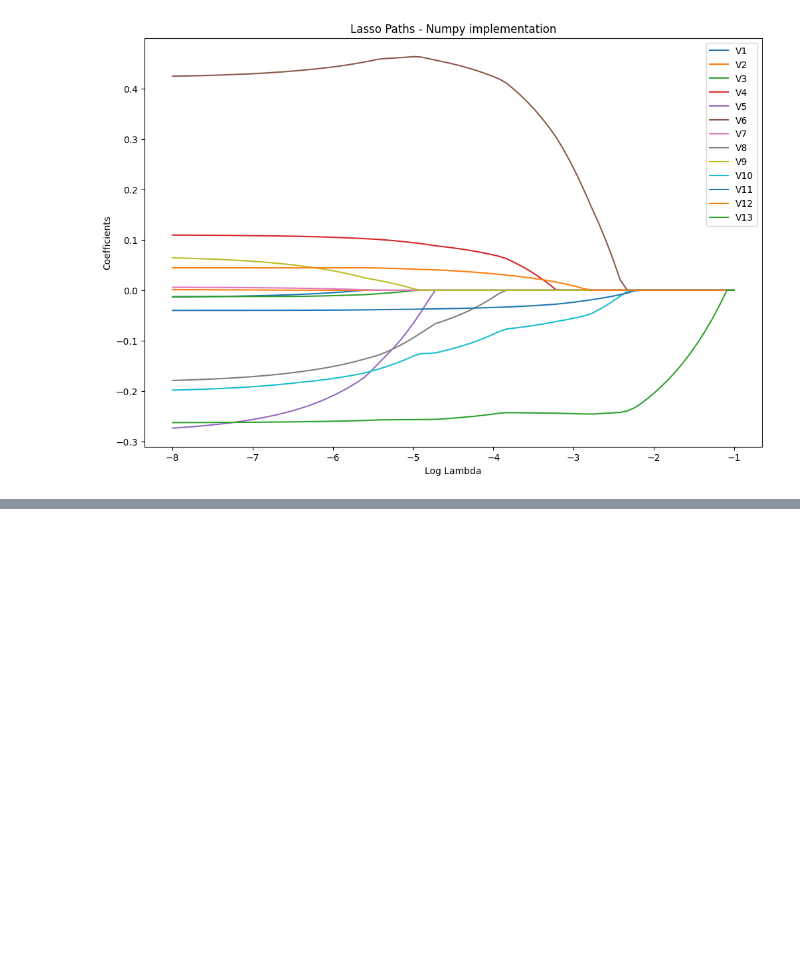
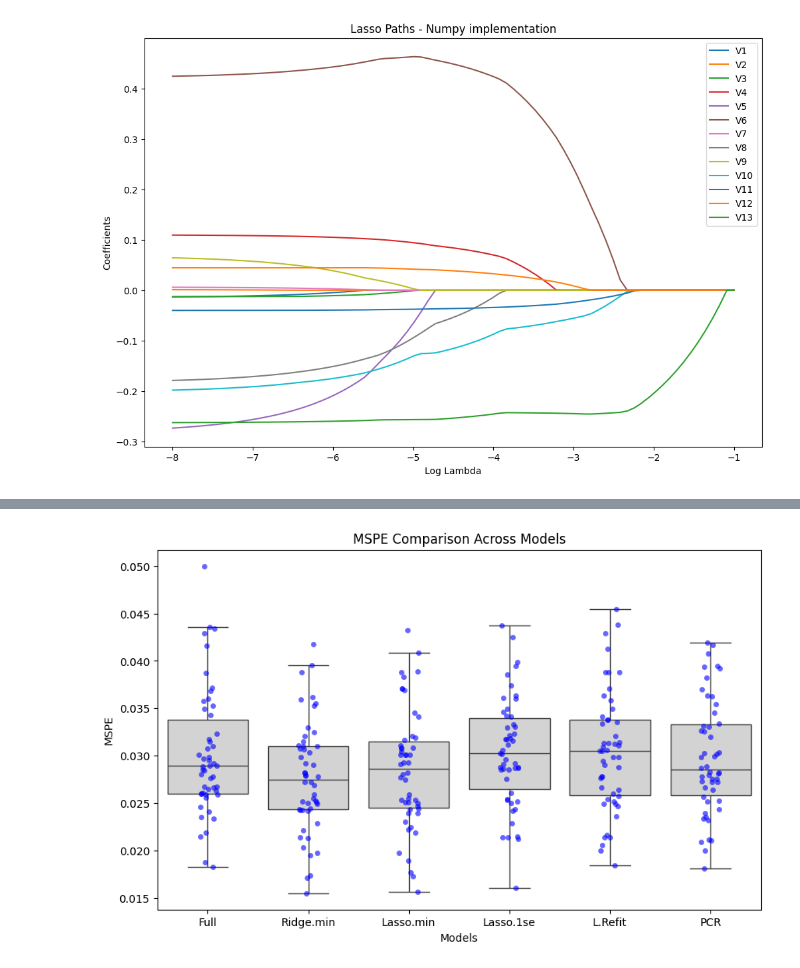
Before and after one commit to jzeiders/GraduateML, a Jupyter notebook: src/Coding2/Assignment2.ipynb, the cells around one changed output, grey strips where cells are left out. Cells and saved outputs as stored; diff of their text form; code cells hidden in the pictures; blank space fills up the shorter version.

```diff
--- a/src/Coding2/Assignment2.ipynb
+++ b/src/Coding2/Assignment2.ipynb
@@ -22,7 +22,7 @@ def one_var_lasso(r, x, lam):
     return result
 
 def MyLasso(X, y, lam_seq, maxit = 100):
-    n, p = X.shape
+    _, p = X.shape
     nlam = len(lam_seq)
     B = np.zeros((p+1, nlam))
 
@@ -34,7 +34,7 @@ def MyLasso(X, y, lam_seq, maxit = 100):
 
       # Triple nested loop
     for m in range(nlam):
-        for step in range(maxit):
+        for _ in range(maxit):
             for j in range(p):
                 X_j = newX[:, j].reshape(-1,1)
                 r = r + X_j * b[j]
@@ -54,7 +54,7 @@ def MyLasso(X, y, lam_seq, maxit = 100):
 
     return(B)
 
-myData = pd.read_csv("/Users/jzeiders/Documents/Code/Learnings/GraduateML/src/Coding2/Coding2_Data0.csv")
+myData = pd.read_csv("https://liangfgithub.github.io/Data/Coding2_Data0.csv")
 var_names = myData.columns
 y = myData[['Y']].to_numpy()
 X = myData.drop(['Y'], axis = 1).to_numpy()
@@ -90,0 +296,20 @@ Maximum difference between estimated and true coefficients: 0.004645
+# %%
+import seaborn as sns
+# Set up the figure and axis
+plt.figure(figsize=(10, 6))
+
+# Create the strip chart
+sns.stripplot(data=results, jitter=True, color='blue', alpha=0.6)
+
+# Overlay a boxplot for additional insights
+sns.boxplot(data=results, whis=1.5, color='lightgray', fliersize=0)
+
+# Label the chart
+plt.title('MSPE Comparison Across Models')
+plt.xlabel('Models')
+plt.ylabel('MSPE')
+
+# Show the plot
+plt.show()
+# %% [output]
+[figure, added]
```
Also changed, not shown: parts of 5 cells of this notebook, 5 other files.
